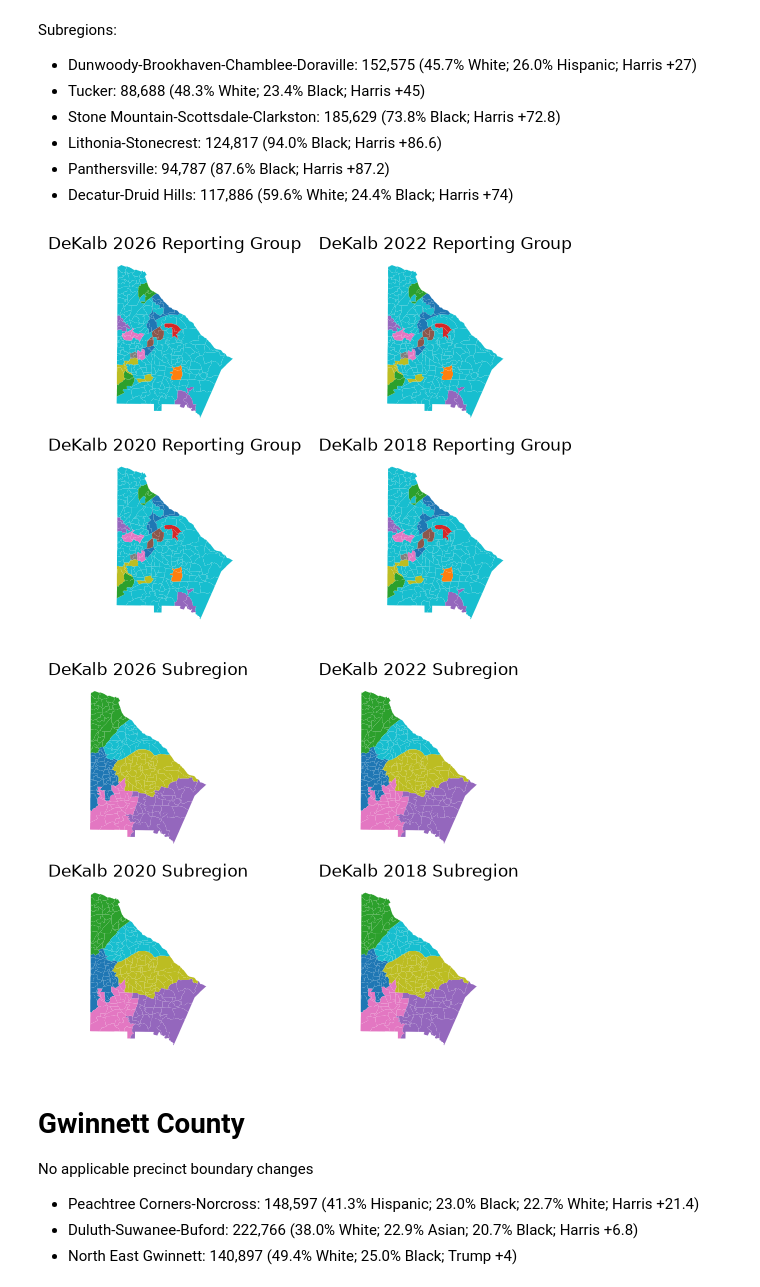
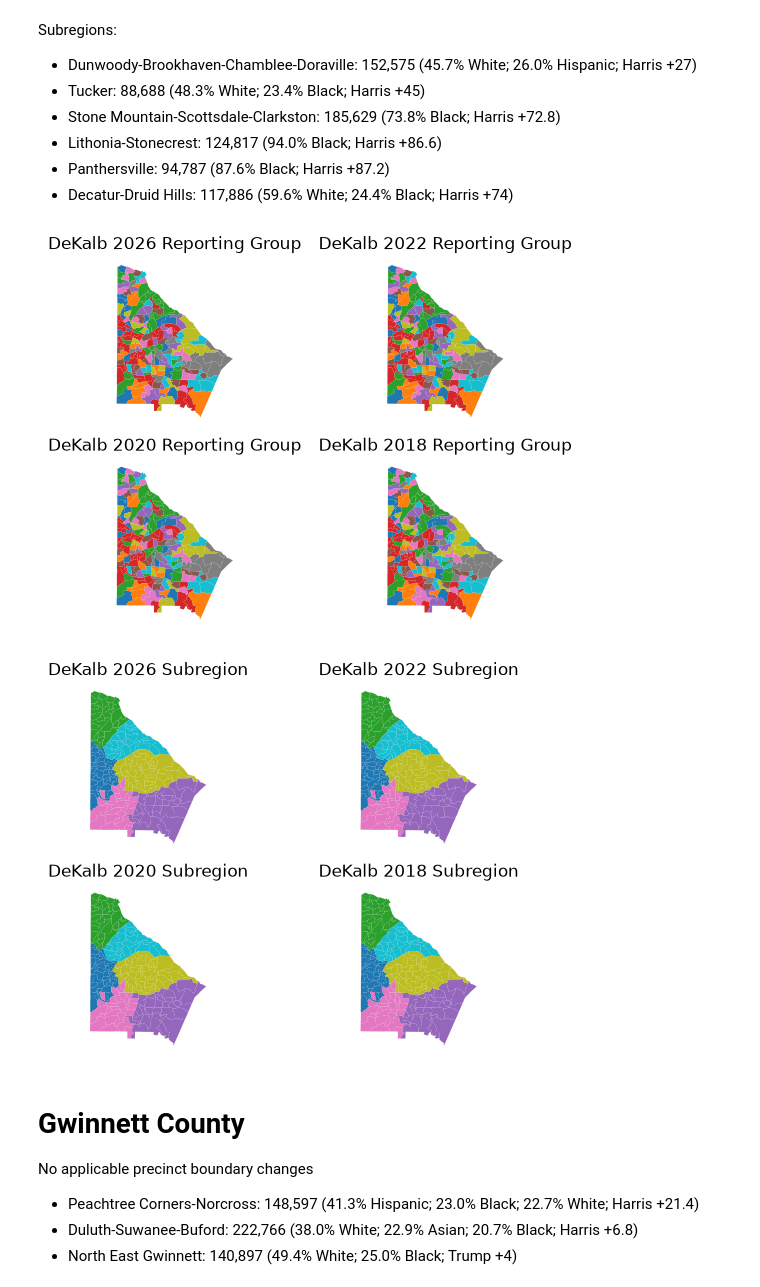
Before and after one commit to davidboers/2026electionmodels, a Jupyter notebook: metro_prec.ipynb, the cells around one changed output. Drawn from its saved outputs; the diff is of its cells as text; code cells hidden in the pictures.

```diff
--- a/metro_prec.ipynb
+++ b/metro_prec.ipynb
@@ -958,19 +946,19 @@ def dekalb_rg(precinct: str):
         }[precinct.title()]
 
     except KeyError:
-        return 'Ungrouped'
+        return precinct
 
-def dekalb_subregion(precinct_rep_group: str):
+def dekalb_subregion(precinct: str):
     mp = {
         'Stone Mountain-Scottsdale-Clarkston': ['Austin Drive'],
         'Dunwoody-Brookhaven-Chamblee-Doraville':
             ['Dunwoody', 'Georgetown Sq', 'Peachtree Middle', 'Chesnut Elem',
              'Tilly Mill Road', 'Winters Chapel', 'North Peachtree', 'Kingsley Elem',
              'Mount Vernon East', 'Mount Vernon West', 'Austin', 'Montclair Elem',
-             'Montgomery Elem', 'Kittredge Elem', 'Ashford Parkside', 'Cross Keys High',
+             'Montgomery Elem', 'Kittredge Elem', 'Ashford Parkside',
              'Ashford Dunwoody Rd', 'Silver Lake', 'Ashford Park Elem', 'Skyland',
              'Briarwood', 'Brookhaven', 'Oakcliff Elem', 'Dresden Elem',
-             'Doraville', 'Chamblee', 'Huntley Hills Elem', 'Woodward'],
+             'Doraville', 'Chamblee', 'Huntley Hills Elem'],
         'Decatur-Druid Hills':
             ['Lavista', 'Harris-Margaret Harris Ed', 'Briarcliff', 'Briar Vista Elem',
              'Lavista Road', 'Emory Road', 'Clairmont Road', 'Medlock', 'Scott',
@@ -978,7 +966,8 @@ def dekalb_subregion(precinct_rep_group: str):
              'Clairemont West', 'Glennwood', 'Ponce De Leon', 'Fernbank Elem',
              'Lin-Mary Lin Elem', 'Epworth', 'Coan Recreation Center', 'Metropolitan',
              'Burgess Elem', 'East Lake', 'Oakhurst', 'Renfroe', 'Decatur', 'Winnona Park',
-             'Avondale High', 'Boulevard', 'Candler Park', 'Mcnair'],
+             'Avondale High', 'Boulevard', 'Candler Park', 'Mcnair', 'Cross Keys High',
+             'Woodward', 'Piney Grove'],
         'Tucker':
             ['Smoke Rise', 'Hugh Howell', 'Brockett Elem', 'Brockett', 'Tucker', 'Midvale Elem',
              'Livsey Elem', 'Evansdale Elem', 'Embry Hills', 'Pleasantdale Road', 'Warren Tech',
@@ -991,9 +980,9 @@ def dekalb_subregion(precinct_rep_group: str):
              'Marbut Elem', 'Redan Road', 'Redan-Trotti Library', 'Lithonia', 'Stoneview Elem',
              'Rock Chapel', 'Princeton Elem', 'Fairington Elem', 'Woodrow Road', 'Stonecrest Library',
              'Mcwilliams', 'Browns Mill Elem', 'Salem Middle', 'Flat Rock', 'Candler-Murphey Candler Elem',
-             'Snapfinger Road'],
+             'Snapfinger Road', 'Panola Way Elem'],
         'Panthersville':
-            ['Piney Grove', 'Terry Mill', 'Kelley Lake Elem', 'Flat Shoals Library',
+            ['Terry Mill', 'Kelley Lake Elem', 'Flat Shoals Library',
              'Clifton', 'Meadowview', 'Bouldercrest', 'Cedar Grove', 'Oak View', 'Gresham',
              'Candler', 'Knollwood', 'Midway', 'Wadsworth', 'Columbia', 'Snapfinger Elem',
              'Canby Lane', 'Rainbow Elem', 'Mathis-Bob Mathis Elem',
@@ -1002,37 +991,37 @@ def dekalb_subregion(precinct_rep_group: str):
     }
     for group, headers in mp.items():
         for header in headers:
-            if precinct_rep_group.title().startswith(header):
+            if precinct.title().startswith(header):
                 return group
     return 'Stone Mountain-Scottsdale-Clarkston'
 
 def import_dekalb(year):
     data = geopandas.read_file(f'./gis/DeKalb{year}.zip')
     data = data.rename(columns={'PRECINCT_N': 'Precinct', 'ID': 'Precinct ID'})
     data = data.set_index('Precinct', drop=False)
     data['County'] = 'DeKalb'
     data['Election'] = year
     data['Reporting Group'] = data['Precinct'].apply(dekalb_rg)
     data['Subregion'] = data['Precinct'].apply(dekalb_subregion)
     return data
 
 dekalb_d = [import_dekalb(year) for year in ['2026', '2022', '2020', '2018']]
 
 for column in ['Reporting Group', 'Subregion']:
     fig, axes = plt.subplots(2, 2, squeeze=True)
     axis_indexes = [[0, 0], [0, 1], [1, 0], [1, 1]]
     for [x,y], d in zip(axis_indexes, dekalb_d):
         ax = axes[x][y]
         year = d['Election'].tolist()[0]
         d.plot(ax=ax, column=column)
         ax.set_title(f'DeKalb {year} {column}')
         ax.set_axis_off()
     plt.show()
 
 [dekalb2026, dekalb2022, dekalb2020, dekalb2018] = dekalb_d
 # %% [output]
-[figure, old version]
+[figure, new version]
-[figure, old version]
+[figure, new version]
 # %% [markdown]
 # Gwinnett County
 
```
Also changed, not shown: parts of 4 cells of this notebook, 5 other files.
